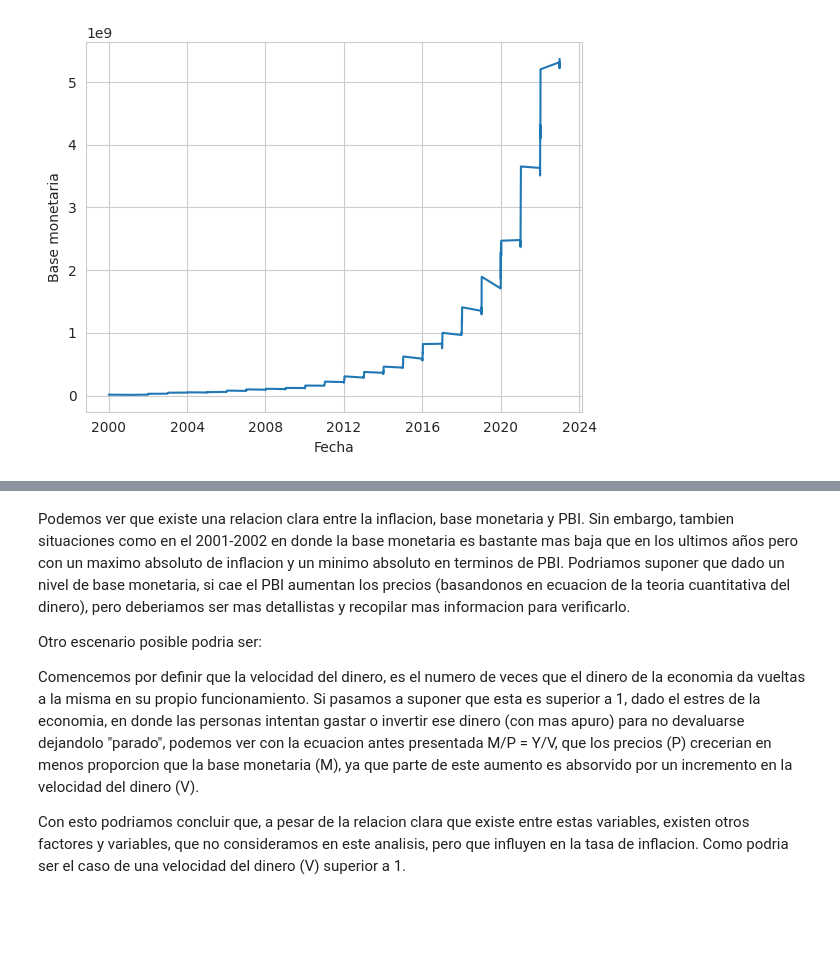
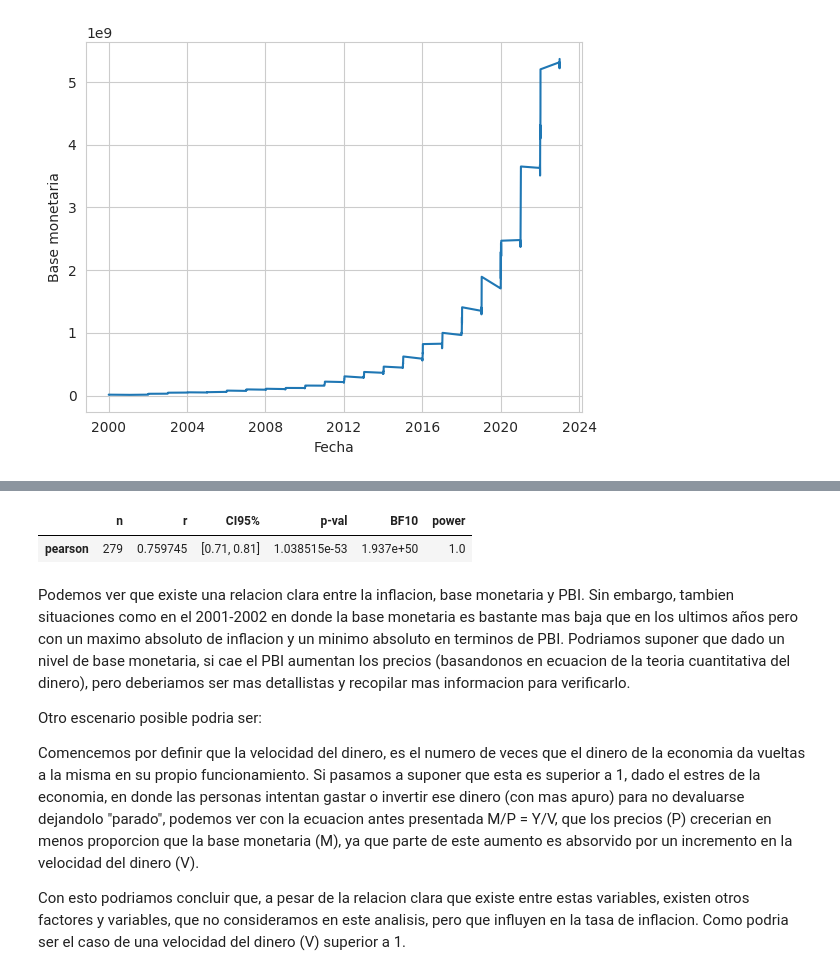
Before and after one commit to RaulCarrion95/Data-Science, a Jupyter notebook: Economia_Argentina_en_los_ultimos_20_años.ipynb, the cells around one changed output, grey strips where cells are left out. Saved outputs shown, nothing was run; the diff lists cells and outputs as text; code cells hidden in the pictures; blank space fills up the shorter version.

```diff
--- a/Economia_Argentina_en_los_ultimos_20_años.ipynb
+++ b/Economia_Argentina_en_los_ultimos_20_años.ipynb
@@ -223,3 +265,8 @@ Text(0, 0.5, 'Base monetaria')
+# %%
+display(pg.corr(Arg['Tasa de inflacion'], Arg['Circulacion monetaria'], method='pearson'))
+# %% [output]
+|  | n | r | CI95% | p-val | BF10 | power |
+| pearson | 279 | 0.759745 | [0.71, 0.81] | 1.038515e-53 | 1.937e+50 | 1.0 |
 # %% [markdown]
 Podemos ver que existe una relacion clara entre la inflacion, base monetaria y PBI. Sin embargo, tambien situaciones como en el 2001-2002 en donde la base monetaria es bastante mas baja que en los ultimos años pero con un maximo absoluto de inflacion y un minimo absoluto en terminos de PBI. Podriamos suponer que dado un nivel de base monetaria, si cae el PBI aumentan los precios (basandonos en ecuacion de la teoria cuantitativa del dinero), pero deberiamos ser mas detallistas y recopilar mas informacion para verificarlo.
 
```
Also changed, not shown: parts of 7 cells of this notebook.
